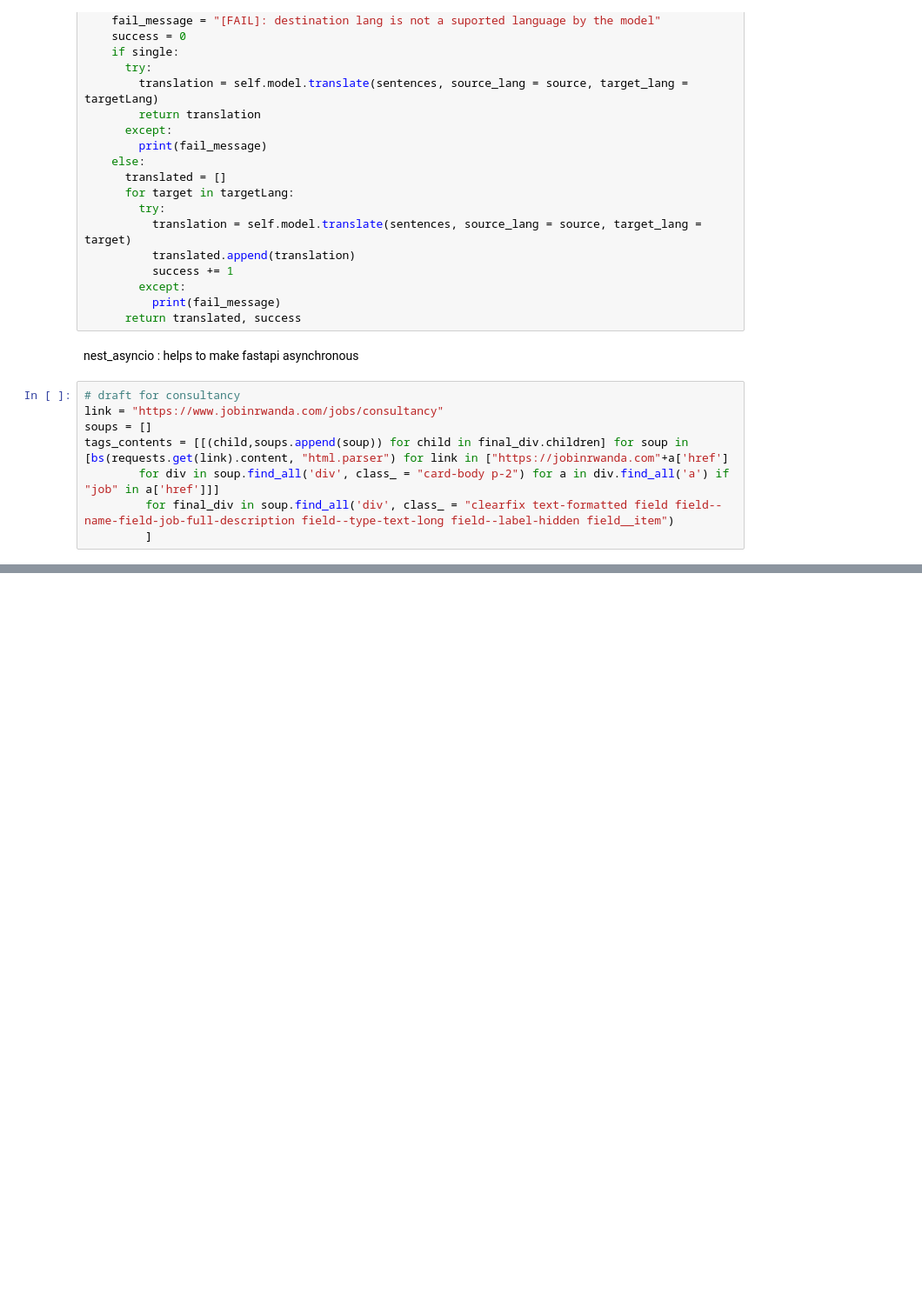
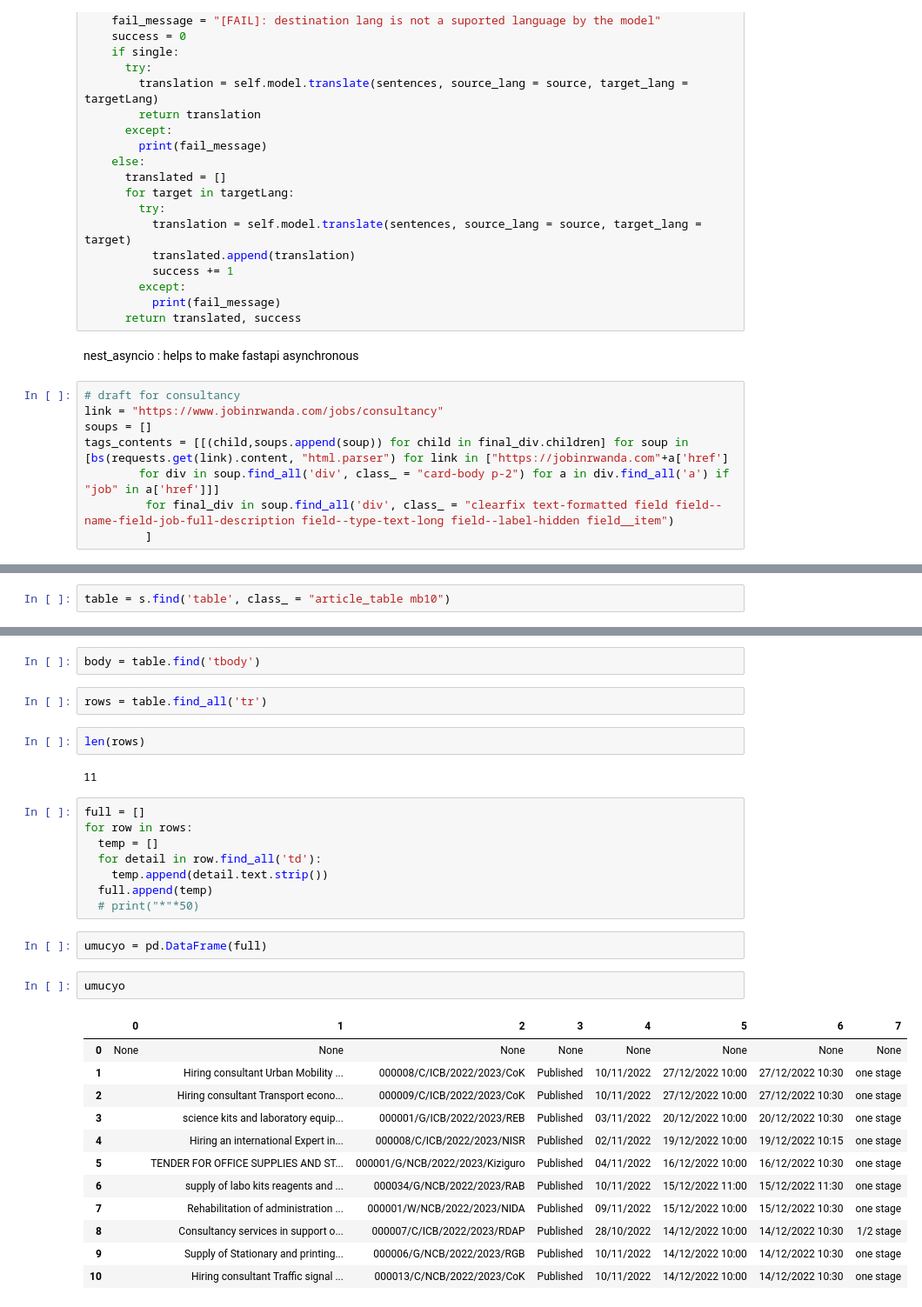
Before and after one commit to coldsober-irene/hackathon1, a Jupyter notebook: Copy_of_hackathon1.ipynb, the cells around one changed output, grey strips where cells are left out. Shown at 87% size. Drawn from its saved outputs; the diff is of its cells as text; blank space fills up the shorter version.

Commit message:
umucyo 10 rows

```diff
--- a/Copy_of_hackathon1.ipynb
+++ b/Copy_of_hackathon1.ipynb
@@ -262,0 +282,2 @@ tags_contents = [[(child,soups.append(soup)) for child in final_div.children] fo
+# %%
+table = s.find('table', class_ = "article_table mb10")
@@ -262,0 +289,33 @@ tags_contents = [[(child,soups.append(soup)) for child in final_div.children] fo
+# %%
+body = table.find('tbody')
+# %%
+rows = table.find_all('tr')
+# %%
+len(rows)
+# %% [output]
+11
+# %%
+full = []
+for row in rows:
+  temp = []
+  for detail in row.find_all('td'):
+    temp.append(detail.text.strip())
+  full.append(temp)
+  # print("*"*50)
+# %%
+umucyo = pd.DataFrame(full)
+# %%
+umucyo
+# %% [output]
+|  | 0 | 1 | 2 | 3 | 4 | 5 | 6 | 7 |
+| 0 | None | None | None | None | None | None | None | None |
+| 1 |  | Hiring consultant Urban Mobility ... | 000008/C/ICB/2022/2023/CoK | Published | 10/11/2022 | 27/12/2022 10:00 | 27/12/2022 10:30 | one stage |
+| 2 |  | Hiring consultant Transport econo... | 000009/C/ICB/2022/2023/CoK | Published | 10/11/2022 | 27/12/2022 10:00 | 27/12/2022 10:30 | one stage |
+| 3 |  | science kits and laboratory equip... | 000001/G/ICB/2022/2023/REB | Published | 03/11/2022 | 20/12/2022 10:00 | 20/12/2022 10:30 | one stage |
+| 4 |  | Hiring an international Expert in... | 000008/C/ICB/2022/2023/NISR | Published | 02/11/2022 | 19/12/2022 10:00 | 19/12/2022 10:15 | one stage |
+| 5 |  | TENDER FOR OFFICE SUPPLIES AND ST... | 000001/G/NCB/2022/2023/Kiziguro | Published | 04/11/2022 | 16/12/2022 10:00 | 16/12/2022 10:30 | one stage |
+| 6 |  | supply of labo kits reagents and ... | 000034/G/NCB/2022/2023/RAB | Published | 10/11/2022 | 15/12/2022 11:00 | 15/12/2022 11:30 | one stage |
+| 7 |  | Rehabilitation of administration ... | 000001/W/NCB/2022/2023/NIDA | Published | 09/11/2022 | 15/12/2022 10:00 | 15/12/2022 10:30 | one stage |
+| 8 |  | Consultancy services in support o... | 000007/C/ICB/2022/2023/RDAP | Published | 28/10/2022 | 14/12/2022 10:00 | 14/12/2022 10:30 | 1/2 stage |
+| 9 |  | Supply of Stationary and printing... | 000006/G/NCB/2022/2023/RGB | Published | 10/11/2022 | 14/12/2022 10:00 | 14/12/2022 10:30 | one stage |
+| 10 |  | Hiring consultant Traffic signal ... | 000013/C/NCB/2022/2023/CoK | Published | 10/11/2022 | 14/12/2022 10:00 | 14/12/2022 10:30 | one stage |
```
Also changed, not shown: parts of 8 cells of this notebook.
